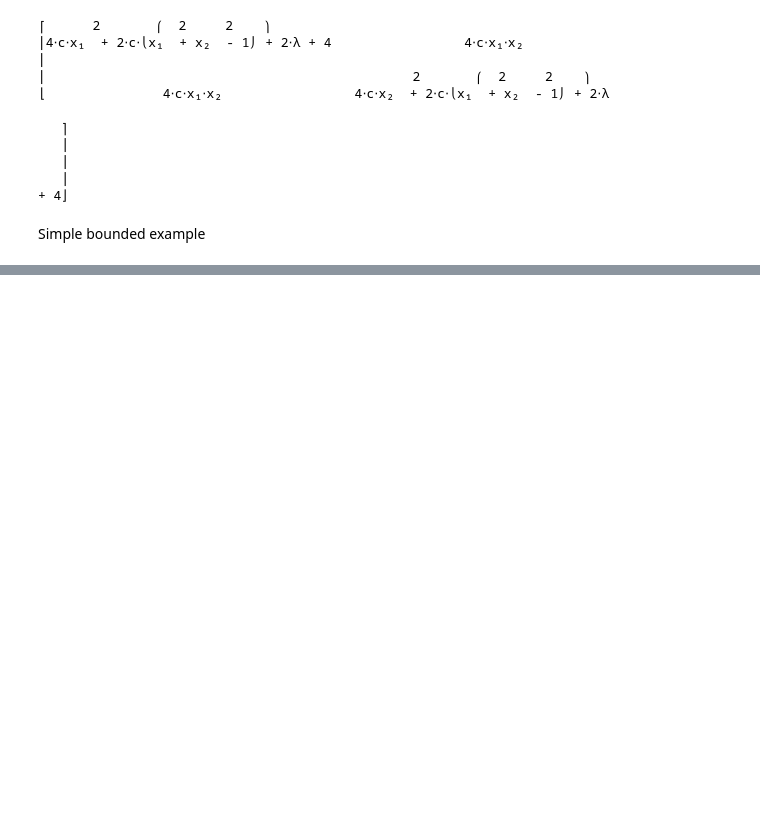
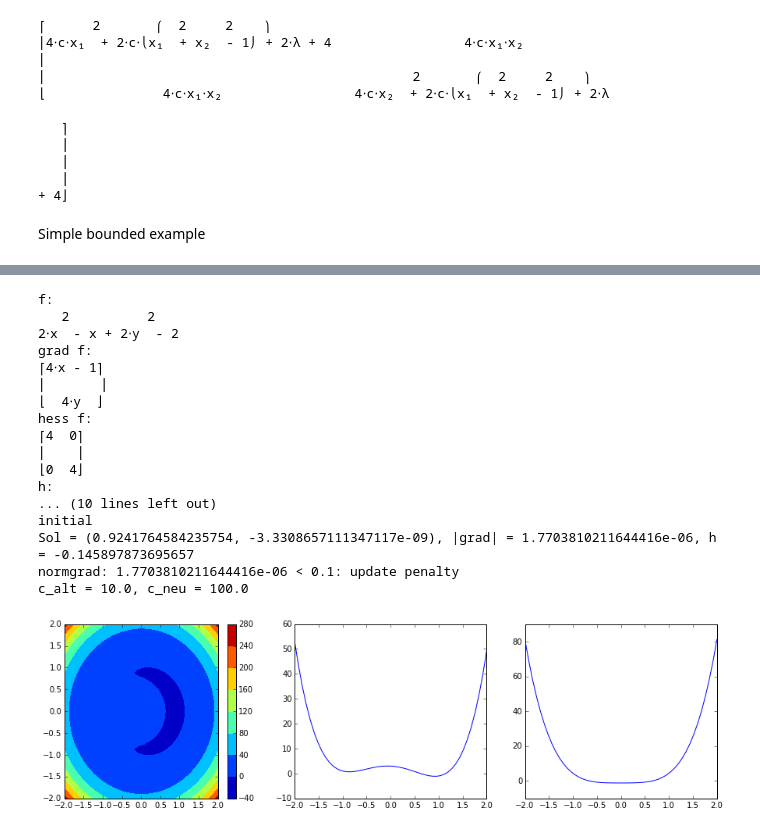
Before and after one commit to ContactEngineering/ContactMechanics, a Jupyter notebook: helpers/Testing_augmented_Lagrangian.ipynb, the cells around one changed output, grey strips where cells are left out. Drawn from its saved outputs; the diff is of its cells as text; code cells hidden in the pictures; blank space fills up the shorter version.

```diff
--- a/helpers/Testing_augmented_Lagrangian.ipynb
+++ b/helpers/Testing_augmented_Lagrangian.ipynb
@@ -735,0 +1188,72 @@ Simple bounded example
+# %%
+x0, y0  = 0, 0.
+c0 = 10.
+lam0 = 0.
+
+f = 2*(x**2 + y**2 -1) - x
+h = x**2 + y**2 -1
+print('f:')
+pprint(f)
+print('grad f:')
+pprint(grad(f))
+print('hess f:')
+pprint(hess(f))
+print('h:')
+pprint(h)
+print('grad h:')
+pprint(grad(h))
+print('hess h:')
+pprint(hess(h))
+
+lc = Lc(f, h)
+dlc = dLc(f, h)
+def iteration(x0, y0, c0, lam0):
+    xarr = np.linspace(-1, 1, 51)*2+x0
+    yarr = (np.linspace(-1, 1, 51)*2+y0).reshape((-1, 1))
+    X, Y = np.meshgrid(xarr, yarr)
+    f = lc.subs({lam: lam0, c: c0, a: 1., b:-1.})
+    df = dlc.subs({lam: lam0, c: c0, a: 1., b:-1.})
+    fev = sympy.utilities.lambdify((x, y), f, modules='numpy')
+    dfev = sympy.utilities.lambdify((x, y), df, modules='numpy')
+
+    fig = plt.figure(figsize=(15, 4))
+    ax = fig.add_subplot(131)
+    CS = plt.contourf(X, Y, fev(xarr, yarr))
+    cbar = plt.colorbar(CS)
+    result = scipy.optimize.minimize(lambda x: fev(x[0], x[1]), (x0, y0))
+    x0, y0 = result.x
+    ax = fig.add_subplot(132)
+    plt.plot(xarr, fev(xarr, y0))
+    ax = fig.add_subplot(133)
+    plt.plot(yarr, fev(x0, yarr))
+    hval = h.subs({x:x0, y:y0})
+    return x0, y0, df.subs({x:x0, y:y0}), hval
+
+print("initial")
+x0, y0 , gradh, hval = iteration(x0, y0, c0, lam0)
+normgrad = np.sqrt(float(gradh[0])**2 + float(gradh[1])**2)
+print("Sol = ({}, {}), |grad| = {}, h = {}".format(x0, y0, normgrad, hval))
+eta0 = .1
+print('normgrad: {} < {}: update penalty'.format(normgrad, eta0))
+print("c_alt = {}, c_neu = {}".format(c0, c0 *10))
+c0 *= 10
+eta0 /= c0**.1
+# %% [output]
+f:
+   2          2
+2⋅x  - x + 2⋅y  - 2
+grad f:
+⎡4⋅x - 1⎤
+⎢       ⎥
+⎣  4⋅y  ⎦
+hess f:
+⎡4  0⎤
+⎢    ⎥
+⎣0  4⎦
+h:
+... (10 lines left out)
+initial
+Sol = (0.9241764584235754, -3.3308657111347117e-09), |grad| = 1.7703810211644416e-06, h = -0.145897873695657
+normgrad: 1.7703810211644416e-06 < 0.1: update penalty
+c_alt = 10.0, c_neu = 100.0
+[figure, added]
```
Also changed, not shown: parts of 17 cells of this notebook.
